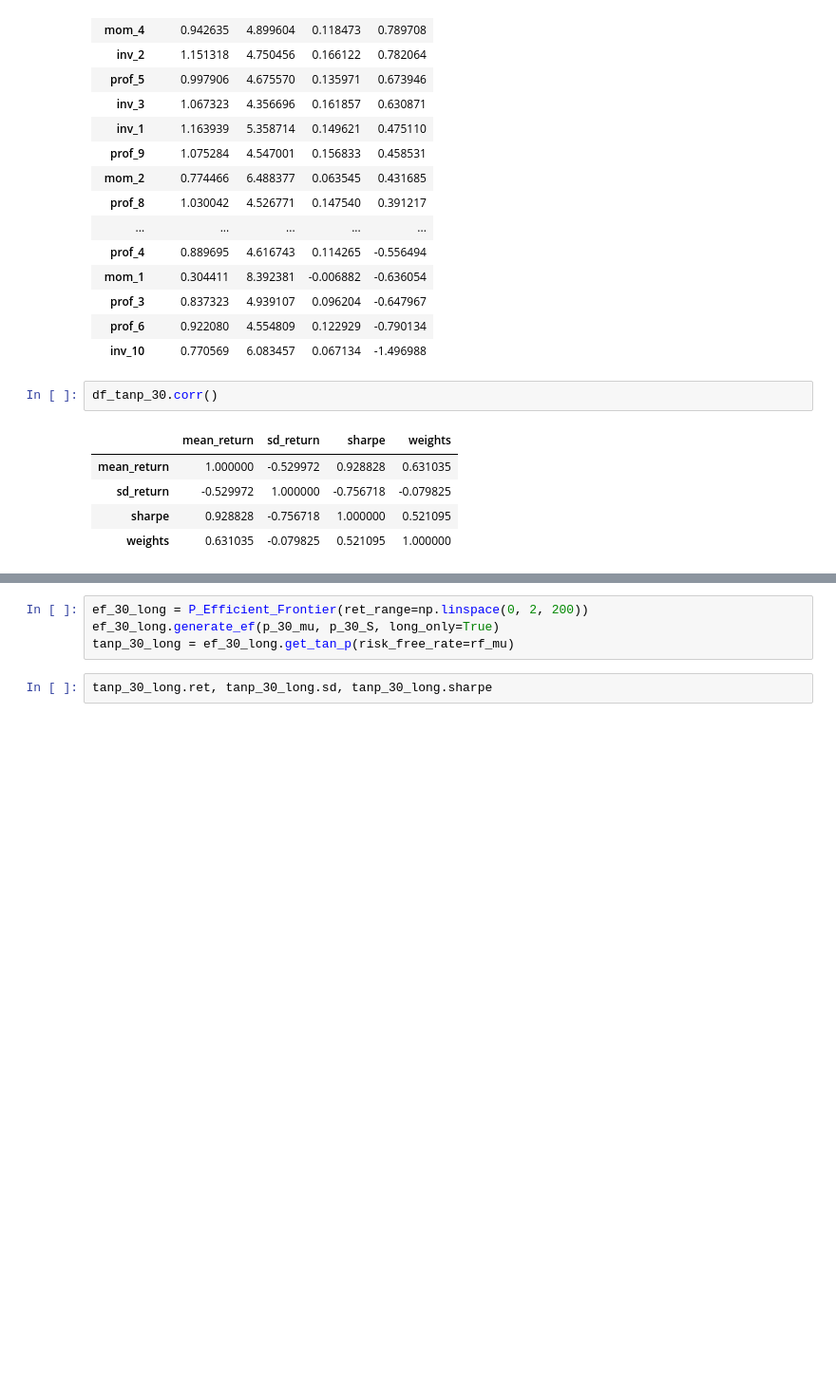
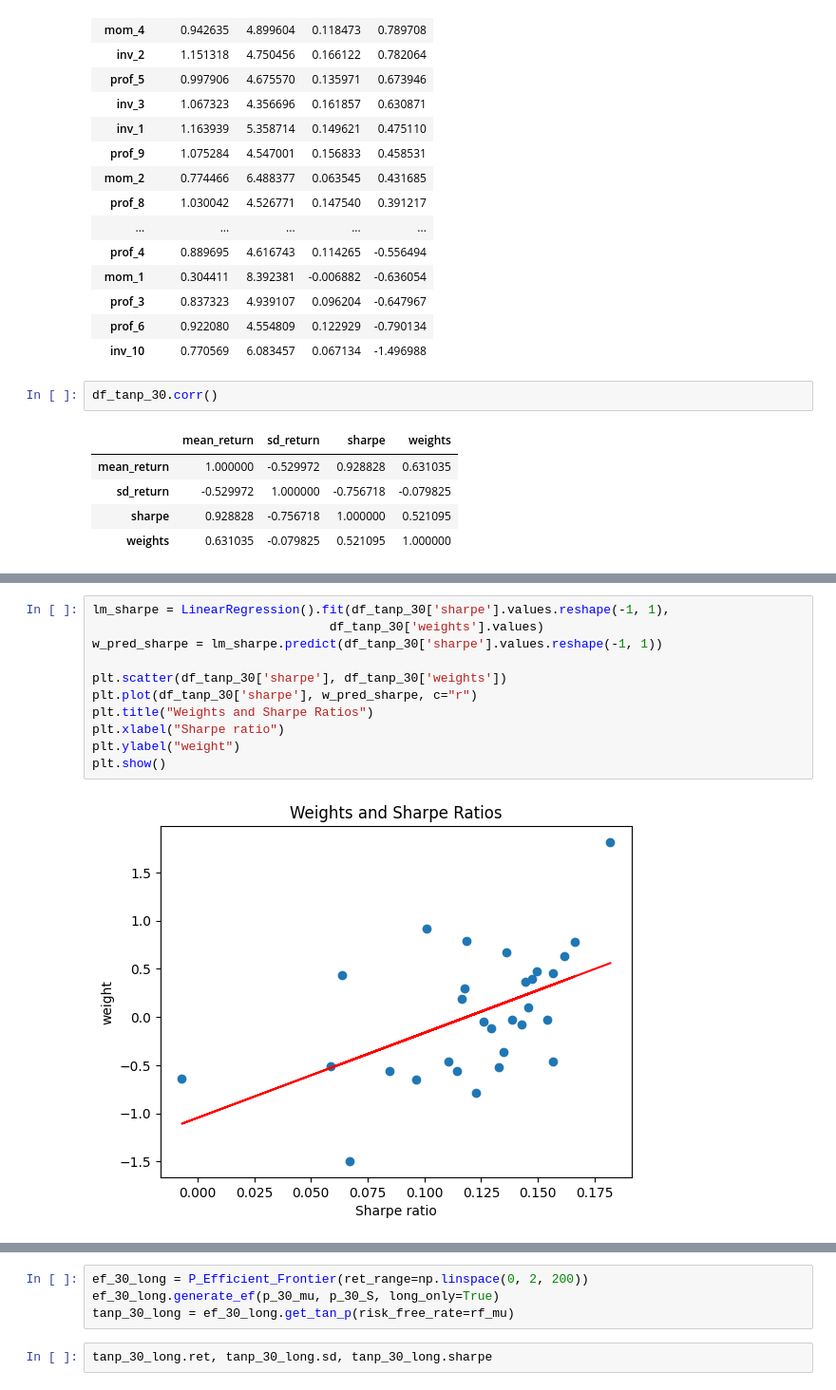
Before and after one commit to gerald-liu/FINA5210, a Jupyter notebook: part-2.ipynb, the cells around one changed output, grey strips where cells are left out. Shown at 95% size. Saved outputs shown, nothing was run; the diff lists cells and outputs as text; blank space fills up the shorter version.

```diff
--- a/part-2.ipynb
+++ b/part-2.ipynb
@@ -257,0 +279,13 @@ df_tanp_30.corr()
+# %%
+lm_sharpe = LinearRegression().fit(df_tanp_30['sharpe'].values.reshape(-1, 1),
+                                df_tanp_30['weights'].values)
+w_pred_sharpe = lm_sharpe.predict(df_tanp_30['sharpe'].values.reshape(-1, 1))
+
+plt.scatter(df_tanp_30['sharpe'], df_tanp_30['weights'])
+plt.plot(df_tanp_30['sharpe'], w_pred_sharpe, c="r")
+plt.title("Weights and Sharpe Ratios")
+plt.xlabel("Sharpe ratio")
+plt.ylabel("weight")
+plt.show()
+# %% [output]
+[figure, added]
```
Also changed, not shown: parts of 5 cells of this notebook, 2 other files.
